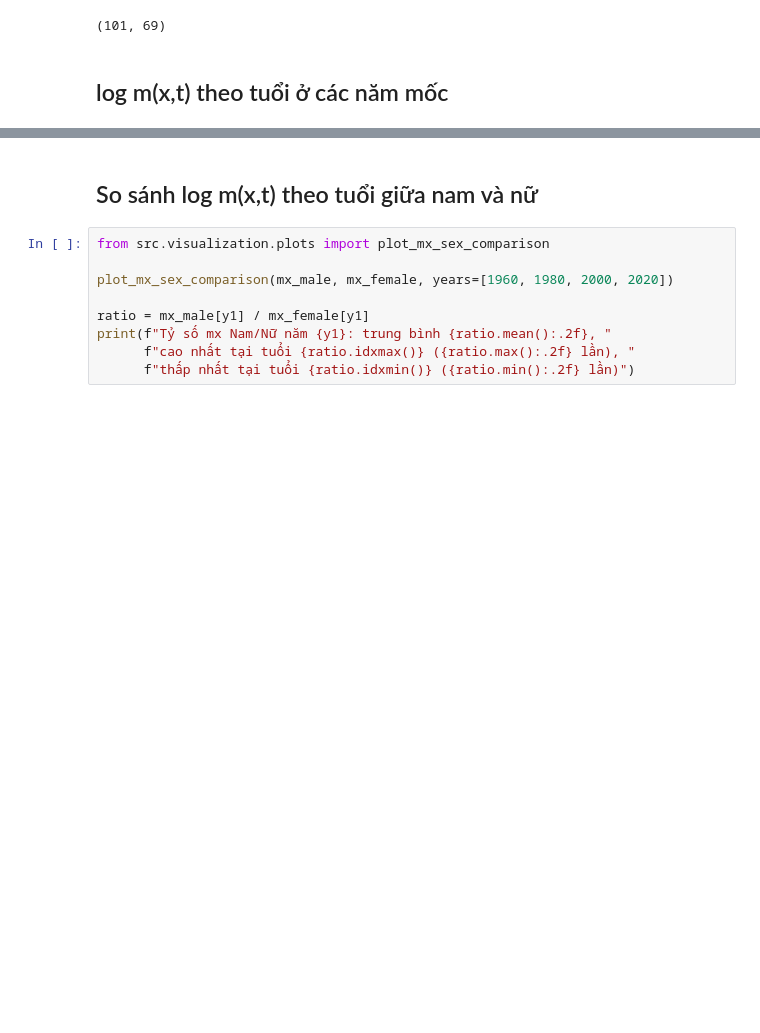
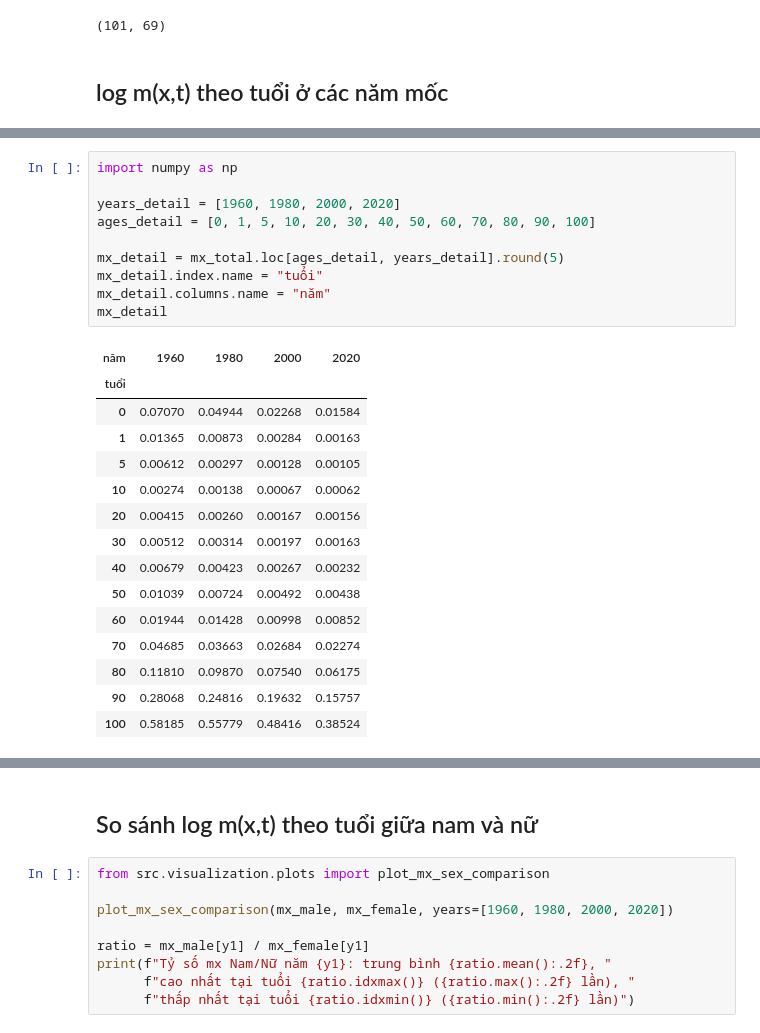
Before and after one commit to huunt2610/mortality_model, a Jupyter notebook: notebooks/02_eda_vietnam_mortality.ipynb, the cells around one changed output, grey strips where cells are left out. Cells and saved outputs as stored; diff of their text form; blank space fills up the shorter version.

```diff
--- a/notebooks/02_eda_vietnam_mortality.ipynb
+++ b/notebooks/02_eda_vietnam_mortality.ipynb
@@ -49,0 +50,26 @@ plot_log_mx_by_age(mx_total, years=[1960, 1980, 2000, 2020], name='log_mx_total_
+# %%
+import numpy as np
+
+years_detail = [1960, 1980, 2000, 2020]
+ages_detail = [0, 1, 5, 10, 20, 30, 40, 50, 60, 70, 80, 90, 100]
+
+mx_detail = mx_total.loc[ages_detail, years_detail].round(5)
+mx_detail.index.name = "tuổi"
+mx_detail.columns.name = "năm"
+mx_detail
+# %% [output]
+| năm | 1960 | 1980 | 2000 | 2020 |
+| tuổi |  |  |  |  |
+| 0 | 0.07070 | 0.04944 | 0.02268 | 0.01584 |
+| 1 | 0.01365 | 0.00873 | 0.00284 | 0.00163 |
+| 5 | 0.00612 | 0.00297 | 0.00128 | 0.00105 |
+| 10 | 0.00274 | 0.00138 | 0.00067 | 0.00062 |
+| 20 | 0.00415 | 0.00260 | 0.00167 | 0.00156 |
+| 30 | 0.00512 | 0.00314 | 0.00197 | 0.00163 |
+| 40 | 0.00679 | 0.00423 | 0.00267 | 0.00232 |
+| 50 | 0.01039 | 0.00724 | 0.00492 | 0.00438 |
+| 60 | 0.01944 | 0.01428 | 0.00998 | 0.00852 |
+| 70 | 0.04685 | 0.03663 | 0.02684 | 0.02274 |
+| 80 | 0.11810 | 0.09870 | 0.07540 | 0.06175 |
+| 90 | 0.28068 | 0.24816 | 0.19632 | 0.15757 |
+| 100 | 0.58185 | 0.55779 | 0.48416 | 0.38524 |
```
Also changed, not shown: parts of 8 cells of this notebook, 7 other files.
